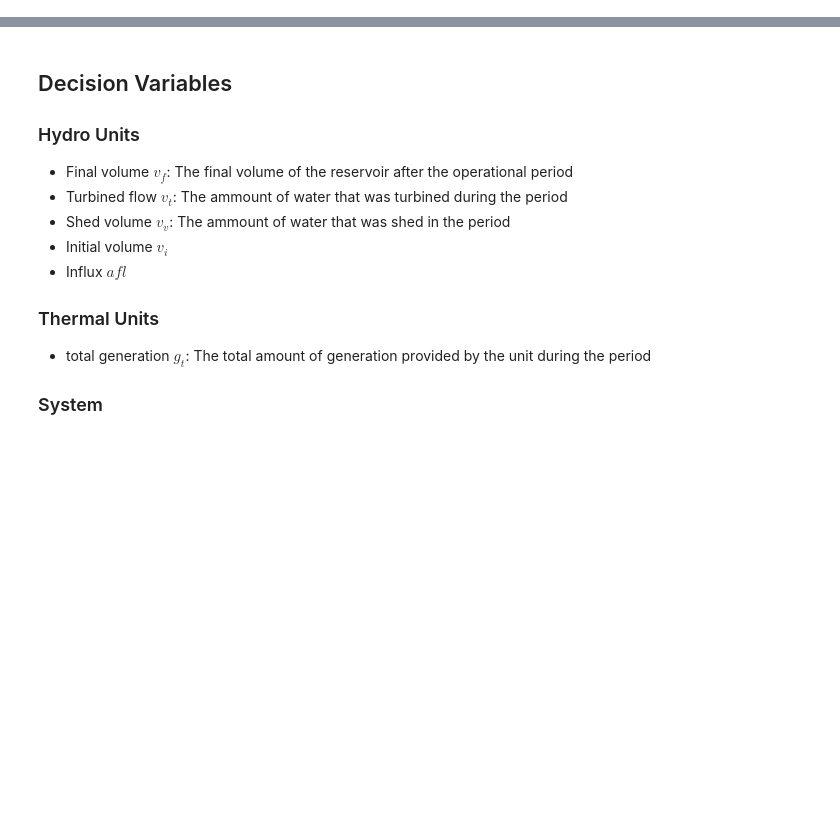
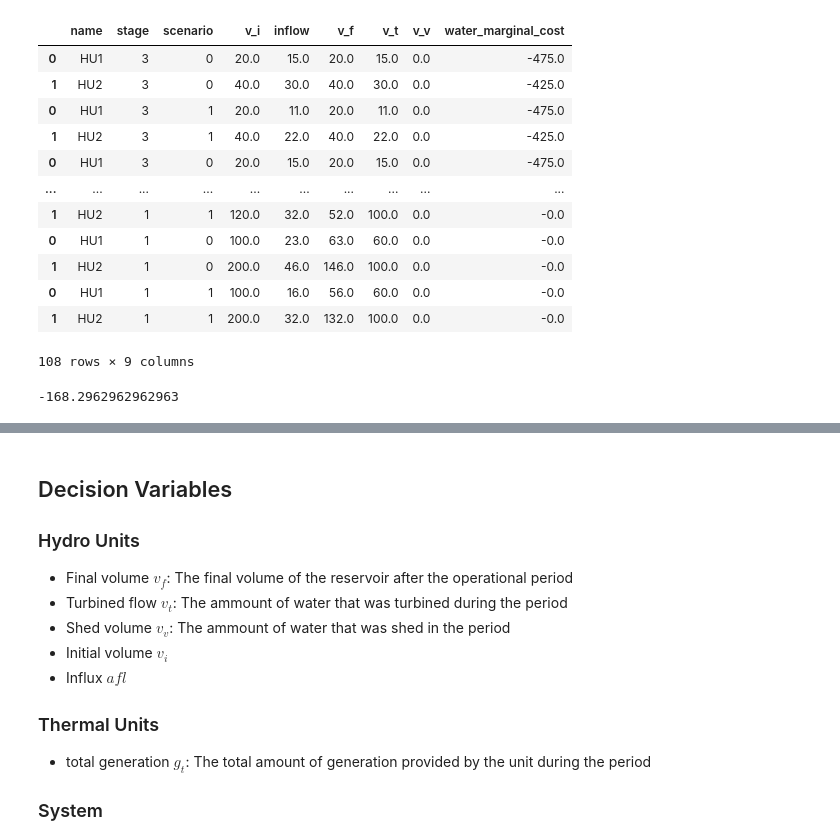
Before and after one commit to ettoreaquino/powersddp, a Jupyter notebook: Notebook.ipynb, the cells around one changed output, grey strips where cells are left out. Cells and saved outputs as stored; diff of their text form; code cells hidden in the pictures; blank space fills up the shorter version.

```diff
--- a/Notebook.ipynb
+++ b/Notebook.ipynb
@@ -6,0 +75,20 @@ operation = TestSystem.dispatch(solver='ulp', scenario=1, plot=True)
+# %%
+teste
+# %% [output]
+|  | name | stage | scenario | v_i | inflow | v_f | v_t | v_v | water_marginal_cost |
+| 0 | HU1 | 3 | 0 | 20.0 | 15.0 | 20.0 | 15.0 | 0.0 | -475.0 |
+| 1 | HU2 | 3 | 0 | 40.0 | 30.0 | 40.0 | 30.0 | 0.0 | -425.0 |
+| 0 | HU1 | 3 | 1 | 20.0 | 11.0 | 20.0 | 11.0 | 0.0 | -475.0 |
+| 1 | HU2 | 3 | 1 | 40.0 | 22.0 | 40.0 | 22.0 | 0.0 | -425.0 |
+| 0 | HU1 | 3 | 0 | 20.0 | 15.0 | 20.0 | 15.0 | 0.0 | -475.0 |
+| ... | ... | ... | ... | ... | ... | ... | ... | ... | ... |
+| 1 | HU2 | 1 | 1 | 120.0 | 32.0 | 52.0 | 100.0 | 0.0 | -0.0 |
+| 0 | HU1 | 1 | 0 | 100.0 | 23.0 | 63.0 | 60.0 | 0.0 | -0.0 |
+| 1 | HU2 | 1 | 0 | 200.0 | 46.0 | 146.0 | 100.0 | 0.0 | -0.0 |
+| 0 | HU1 | 1 | 1 | 100.0 | 16.0 | 56.0 | 60.0 | 0.0 | -0.0 |
+| 1 | HU2 | 1 | 1 | 200.0 | 32.0 | 132.0 | 100.0 | 0.0 | -0.0 |
+108 rows × 9 columns
+# %%
+teste.groupby("scenario").mean().iloc[0].water_marginal_cost
+# %% [output]
+-168.2962962962963
```
Also changed, not shown: parts of 9 cells of this notebook, 23 other files.
